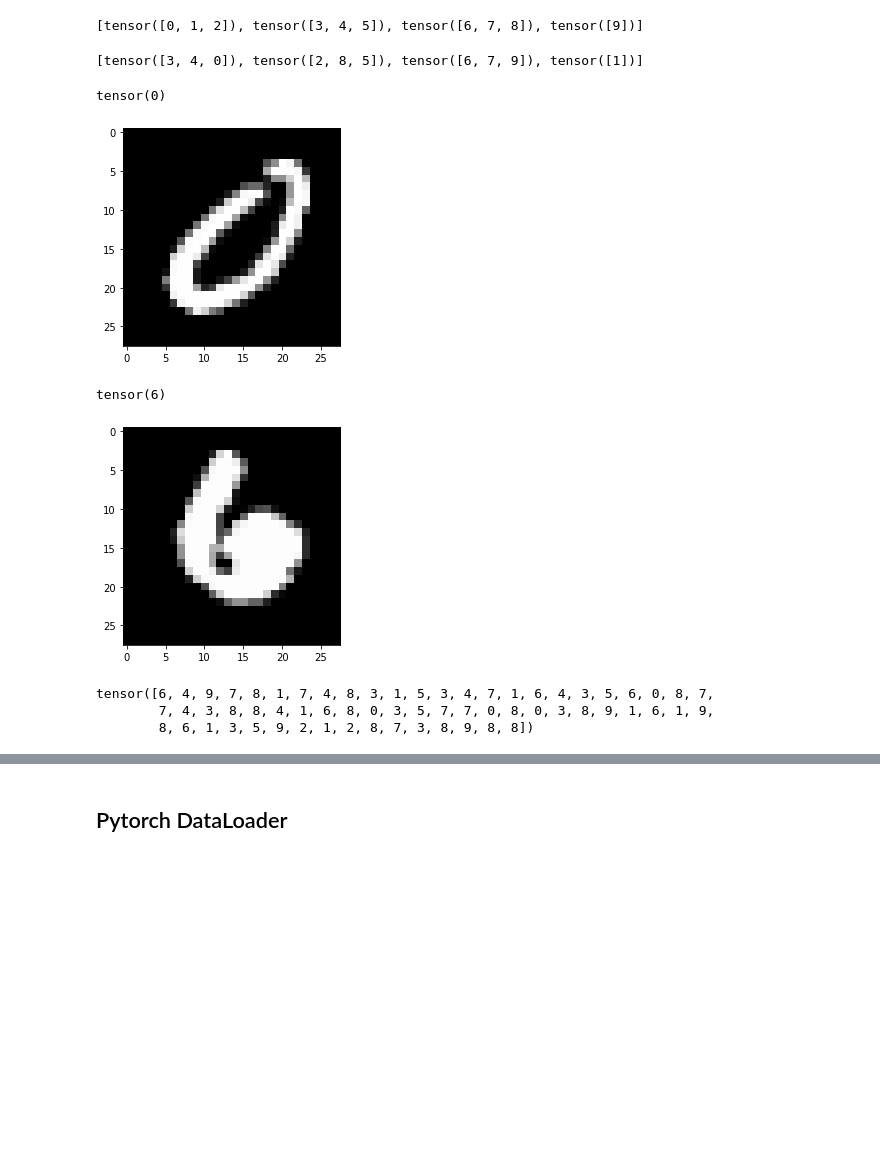
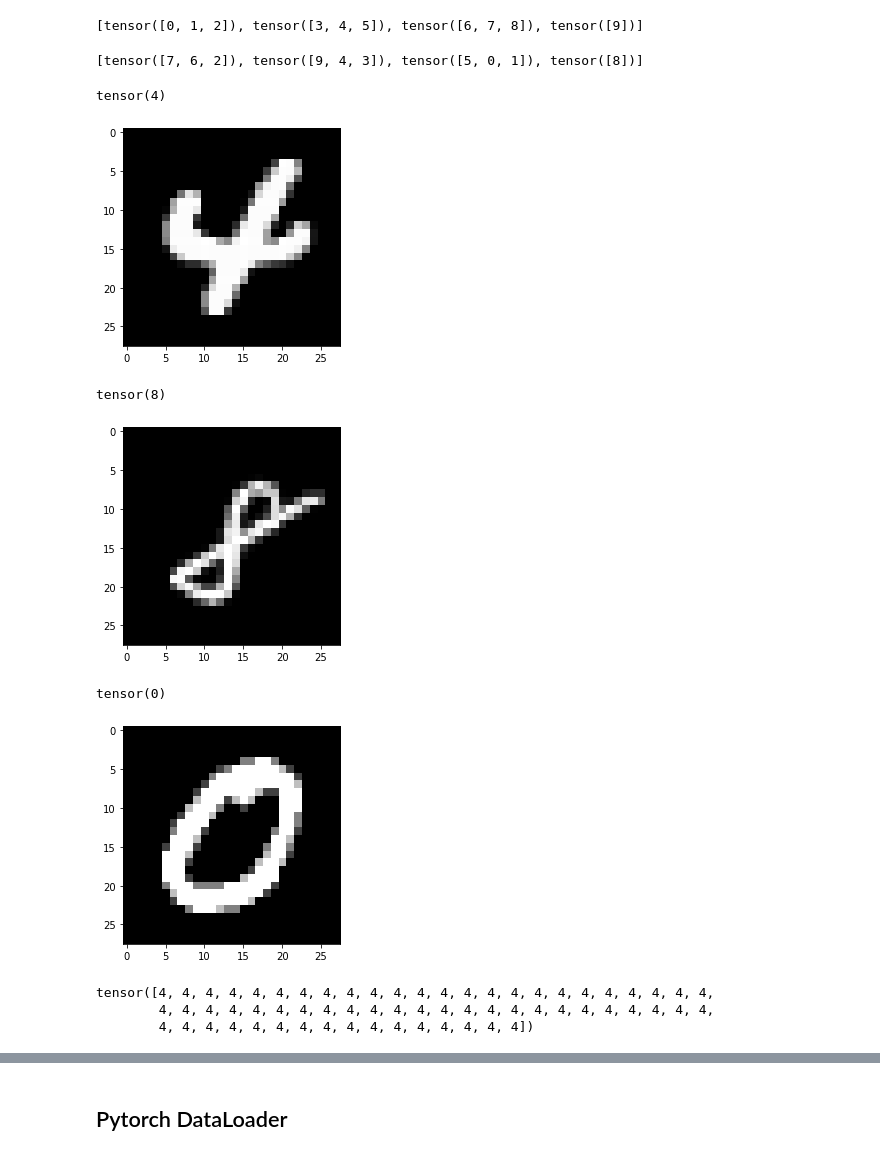
Before and after one commit to SanderML/fastai-course-v3, a Jupyter notebook: nbs/dl2/selfmade/03_simple_model_clean.ipynb, the cells around one changed output, grey strips where cells are left out. Saved outputs shown, nothing was run; the diff lists cells and outputs as text; code cells hidden in the pictures; blank space fills up the shorter version.

```diff
--- a/nbs/dl2/selfmade/03_simple_model_clean.ipynb
+++ b/nbs/dl2/selfmade/03_simple_model_clean.ipynb
@@ -31,5 +10,5 @@ def get_data2():
 # %%
-x_train, y_train, x_valid, y_valid = get_data2()
+x_train, y_train, x_valid, y_valid = get_data()
 # %%
 mpl.rcParams['image.cmap'] = 'gray'
 # %%
@@ -367,7 +361,7 @@ from torch import optim
 def get_model():
     "return model and optimizer"
     model = nn.Sequential(nn.Linear(m,nh), nn.ReLU(), nn.Linear(nh,10))
-    return model, optim.SGD(model.parameters(), lr=lr)
+    return model, optim.Adam(model.parameters(), lr=0.1)
 # %%
 lr
 # %% [output]
@@ -506,7 +487,7 @@ s = Sampler(small_ds, 3, False)
 s = Sampler(small_ds, 3, True)
 [o for o in s]
 # %% [output]
-[tensor([3, 4, 0]), tensor([2, 8, 5]), tensor([6, 7, 9]), tensor([1])]
+[tensor([7, 6, 2]), tensor([9, 4, 3]), tensor([5, 0, 1]), tensor([8])]
 # %%
 def collate(b):
     xs, ys = zip(*b)
@@ -527,24 +508,29 @@ valid_dl = DataLoader(valid_ds, sampler=valid_samp, collate_fn=collate)
 # %%
 xb, yb = next(iter(valid_dl))
 assert xb.shape == (bs,28*28)
 assert yb.shape ==(bs,)
+plt.imshow(xb[0].view(28,28))
+yb[0]
+# %% [output]
+tensor(4)
+[figure, added]
 # %%
 xb,yb = next(iter(train_dl))
 plt.imshow(xb[0].view(28,28))
 yb[0]
 # %% [output]
-tensor(0)
+tensor(8)
-[figure, old version]
+[figure, new version]
 # %%
 xb,yb = next(iter(train_dl))
 plt.imshow(xb[0].view(28,28))
 yb[0]
 # %% [output]
-tensor(6)
+tensor(0)
-[figure, old version]
+[figure, new version]
 # %%
 yb
 # %% [output]
-tensor([6, 4, 9, 7, 8, 1, 7, 4, 8, 3, 1, 5, 3, 4, 7, 1, 6, 4, 3, 5, 6, 0, 8, 7,
-        7, 4, 3, 8, 8, 4, 1, 6, 8, 0, 3, 5, 7, 7, 0, 8, 0, 3, 8, 9, 1, 6, 1, 9,
-        8, 6, 1, 3, 5, 9, 2, 1, 2, 8, 7, 3, 8, 9, 8, 8])
+tensor([4, 4, 4, 4, 4, 4, 4, 4, 4, 4, 4, 4, 4, 4, 4, 4, 4, 4, 4, 4, 4, 4, 4, 4,
+        4, 4, 4, 4, 4, 4, 4, 4, 4, 4, 4, 4, 4, 4, 4, 4, 4, 4, 4, 4, 4, 4, 4, 4,
+        4, 4, 4, 4, 4, 4, 4, 4, 4, 4, 4, 4, 4, 4, 4, 4])
```
Also changed, not shown: parts of 34 cells of this notebook, 6 other files.
